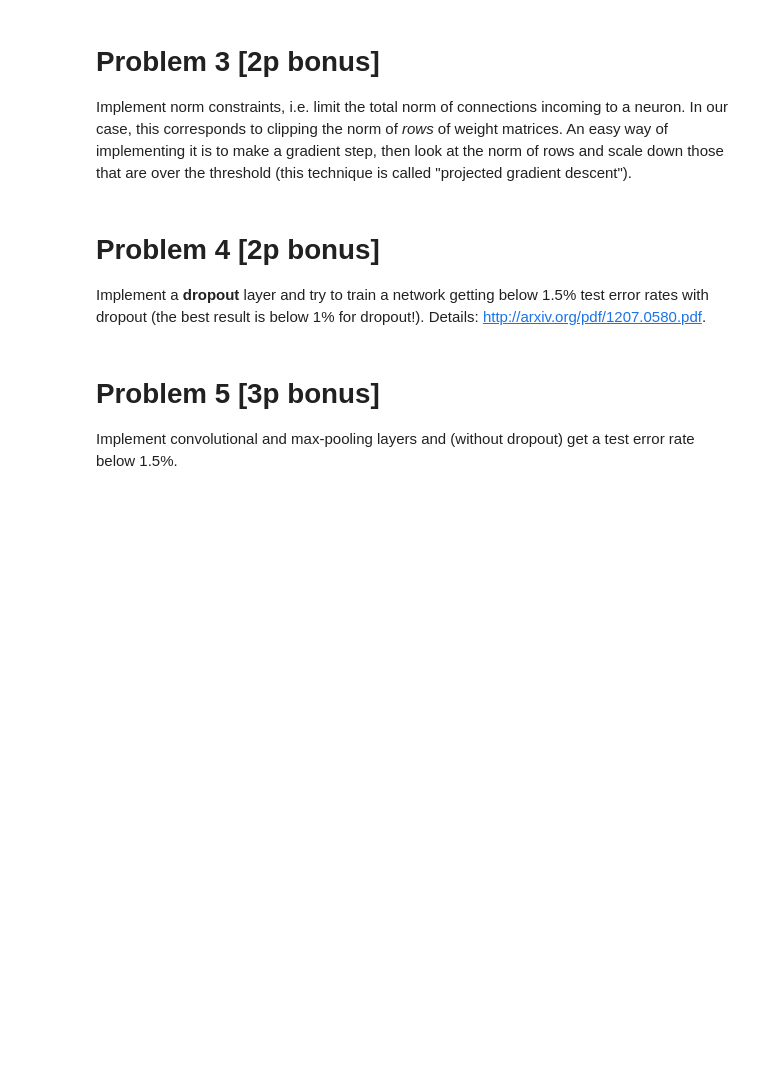
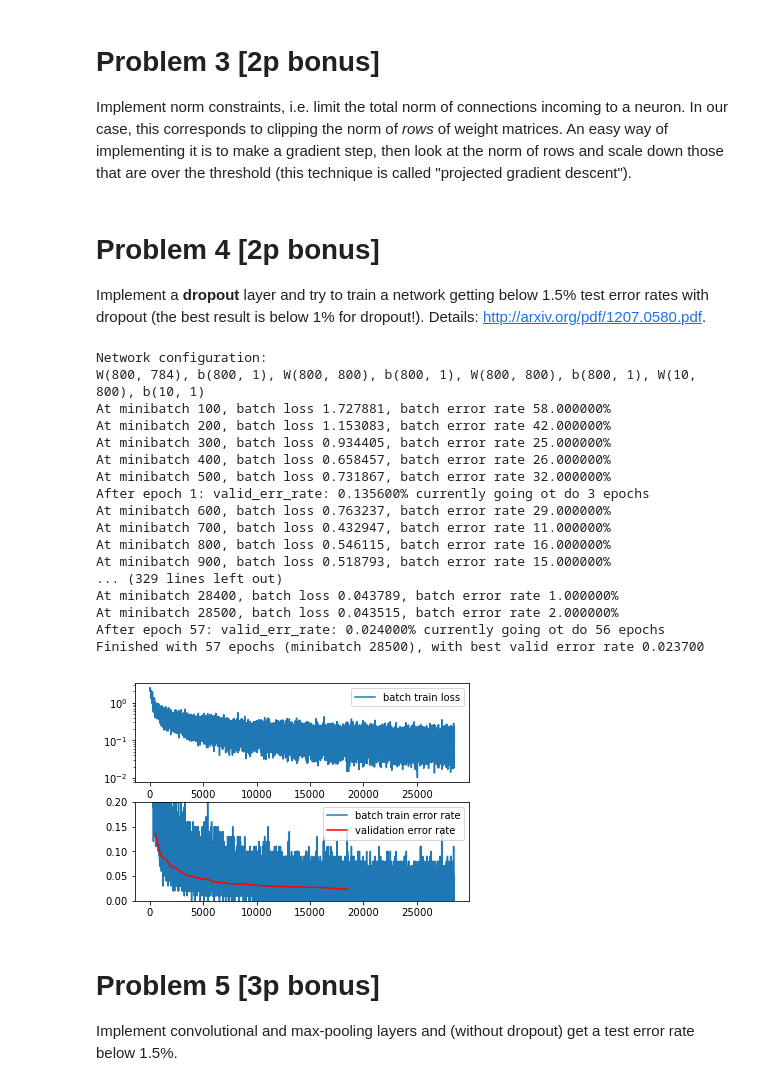
Before and after one commit to swistak35/nn_assignments, a Jupyter notebook: assignment5/Assignment5.ipynb, the cells around one changed output. Cells and saved outputs as stored; diff of their text form; code cells hidden in the pictures; blank space fills up the shorter version.

```diff
--- a/assignment5/Assignment5.ipynb
+++ b/assignment5/Assignment5.ipynb
@@ -632,6 +673,43 @@ over the threshold (this technique is called "projected gradient descent").
 Implement a **dropout** layer and try to train a
 network getting below 1.5% test error rates with dropout (the best
 result is below 1\% for dropout!). Details: http://arxiv.org/pdf/1207.0580.pdf.
+# %%
+weight_init = IsotropicGaussian(std=0.05, mean=0.0)
+net = FeedForwardNet([
+        AffineLayer(784, 800, weight_init = weight_init),
+        ReLULayer(),
+        AffineLayer(800, 800, weight_init = weight_init),
+        ReLULayer(),
+        AffineLayer(800, 800, weight_init = weight_init),
+        ReLULayer(),
+        AffineLayer(800, 10, weight_init = weight_init),
+        SoftMaxLayer()
+    ])
+SGD(net, mnist_train_stream, mnist_validation_stream, mnist_test_stream,
+    print_debug = True,
+    epochs = 3,
+    regularization_alg = RegularizationAlg1(rate = 1e-3),
+    alpha_alg = AlphaAlgExp(initial = 5e-2, rate = 0.992),
+    momentum_alg = MomentumAlg2())
+# %% [output]
+Network configuration:
+W(800, 784), b(800, 1), W(800, 800), b(800, 1), W(800, 800), b(800, 1), W(10, 800), b(10, 1)
+At minibatch 100, batch loss 1.727881, batch error rate 58.000000%
+At minibatch 200, batch loss 1.153083, batch error rate 42.000000%
+At minibatch 300, batch loss 0.934405, batch error rate 25.000000%
+At minibatch 400, batch loss 0.658457, batch error rate 26.000000%
+At minibatch 500, batch loss 0.731867, batch error rate 32.000000%
+After epoch 1: valid_err_rate: 0.135600% currently going ot do 3 epochs
+At minibatch 600, batch loss 0.763237, batch error rate 29.000000%
+At minibatch 700, batch loss 0.432947, batch error rate 11.000000%
+At minibatch 800, batch loss 0.546115, batch error rate 16.000000%
+At minibatch 900, batch loss 0.518793, batch error rate 15.000000%
+... (329 lines left out)
+At minibatch 28400, batch loss 0.043789, batch error rate 1.000000%
+At minibatch 28500, batch loss 0.043515, batch error rate 2.000000%
+After epoch 57: valid_err_rate: 0.024000% currently going ot do 56 epochs
+Finished with 57 epochs (minibatch 28500), with best valid error rate 0.023700
+[figure, added]
 # %% [markdown]
 # Problem 5 [3p bonus]
 
```
Also changed, not shown: parts of 7 cells of this notebook.
